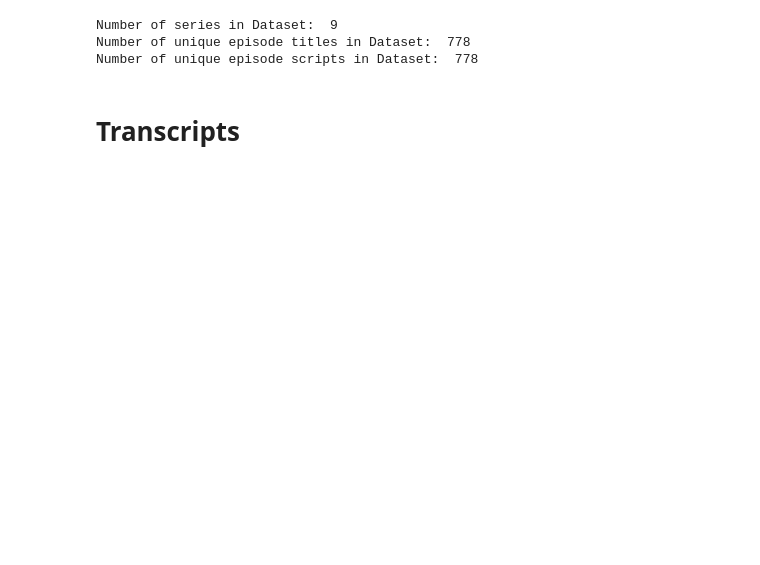
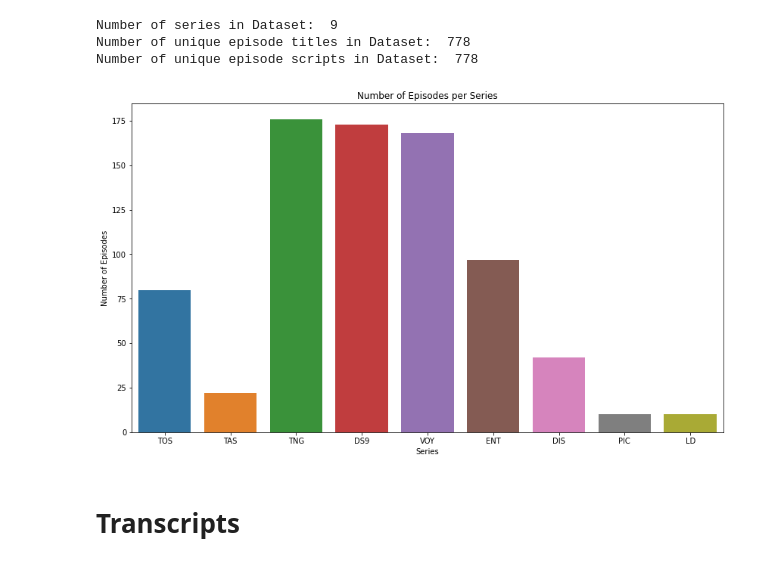
Before and after one commit to mediasittich/bayesian_topic_modeling_lda, a Jupyter notebook: notebooks/Cleaning and Exploring the Data.ipynb, the cells around one changed output. Saved outputs shown, nothing was run; the diff lists cells and outputs as text; code cells hidden in the pictures; blank space fills up the shorter version.

```diff
--- a/notebooks/Cleaning and Exploring the Data.ipynb
+++ b/notebooks/Cleaning and Exploring the Data.ipynb
@@ -88,5 +165,16 @@ print("Number of unique episode scripts in Dataset: ", summaries_df['summary_tex
 Number of series in Dataset:  9
 Number of unique episode titles in Dataset:  778
 Number of unique episode scripts in Dataset:  778
+# %%
+plt.figure(figsize=(14,8))
+ax = sns.countplot(data=summaries_df, x = 'episode_abbr',
+            order=['TOS', 'TAS', 'TNG', 'DS9', 'VOY', 'ENT', 'DIS', 'PIC', 'LD'])
+
+plt.xlabel('Series')
+plt.ylabel('Number of Episodes')
+plt.title('Number of Episodes per Series')
+plt.show()
+# %% [output]
+[figure, added]
 # %% [markdown]
 # Transcripts
```
Also changed, not shown: parts of 18 cells of this notebook.
